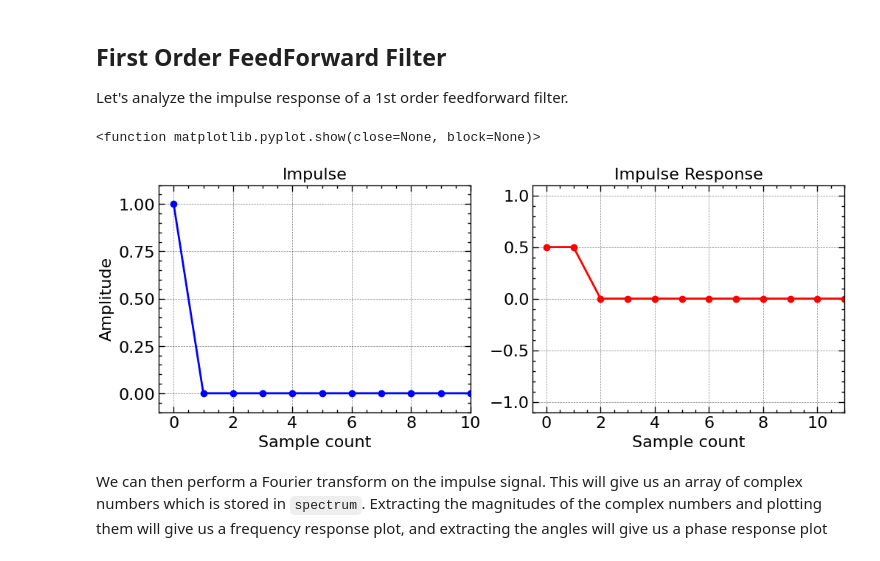
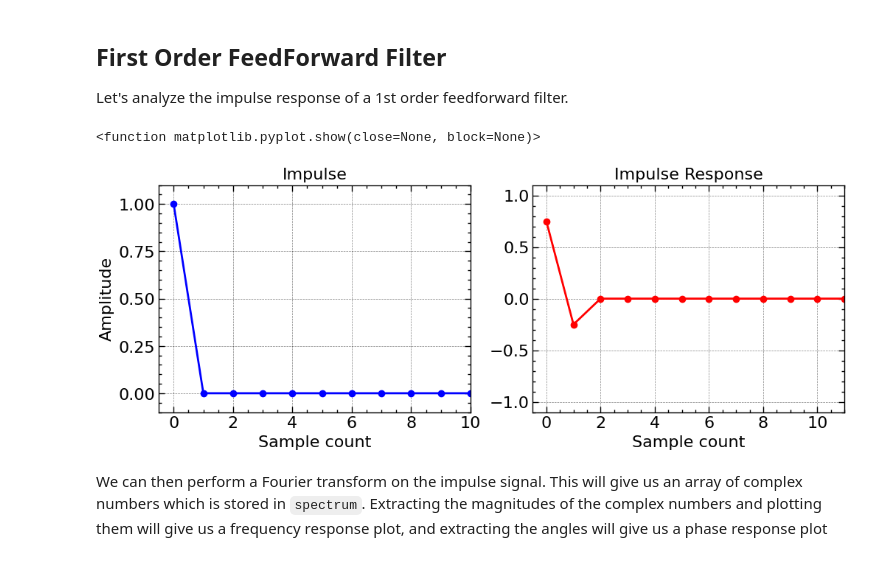
Before and after one commit to Thrifleganger/filter-basics, a Jupyter notebook: Python/First Order Feedforward Filter.ipynb, the cells around one changed output. Saved outputs shown, nothing was run; the diff lists cells and outputs as text; code cells hidden in the pictures.

```diff
--- a/Python/First Order Feedforward Filter.ipynb
+++ b/Python/First Order Feedforward Filter.ipynb
@@ -14,35 +14,35 @@ frameSize = 2048
 def feedForwardFilter(x, a0, a1):
     y = np.zeros(x.size)
     for n in range(0, x.size):
         y[n] = a0 * x[n] + a1 * x[n-1]
     return y
 
 
 impulse = np.zeros(frameSize)
 impulse[0] = 1;
 
-impulseResponse = feedForwardFilter(impulse, 0.5, 0.5)
+impulseResponse = feedForwardFilter(impulse, 0.75, -0.25)
 
 fig, axes = plt.subplots(1, 2, figsize=(12,4))
 ax = axes[0]
 ax.plot(impulse, 'bo-')
 ax.set_xlabel('Sample count')
 ax.set_ylabel('Amplitude')
 ax.set_ylim(-0.1, 1.1)
 ax.set_xlim(-0.5, 10)
 ax.set_title("Impulse")
 
 ax = axes[1]
 ax.plot(impulseResponse, 'ro-')
 ax.set_xlabel('Sample count')
 ax.set_ylim(-1.1, 1.1)
 ax.set_xlim(-0.5, 11)
 ax.set_title("Impulse Response")
 
 plt.show
 # %% [output]
 <function matplotlib.pyplot.show(close=None, block=None)>
-[figure, old version]
+[figure, new version]
 # %% [markdown]
 We can then perform a Fourier transform on the impulse signal. This will give us an array of complex numbers which is stored in `spectrum`. Extracting the magnitudes of the complex numbers and plotting them will give us a frequency response plot, and extracting the angles will give us a phase response plot
 # %%
```
Also changed, not shown: parts of 14 cells of this notebook, 4 other files.
